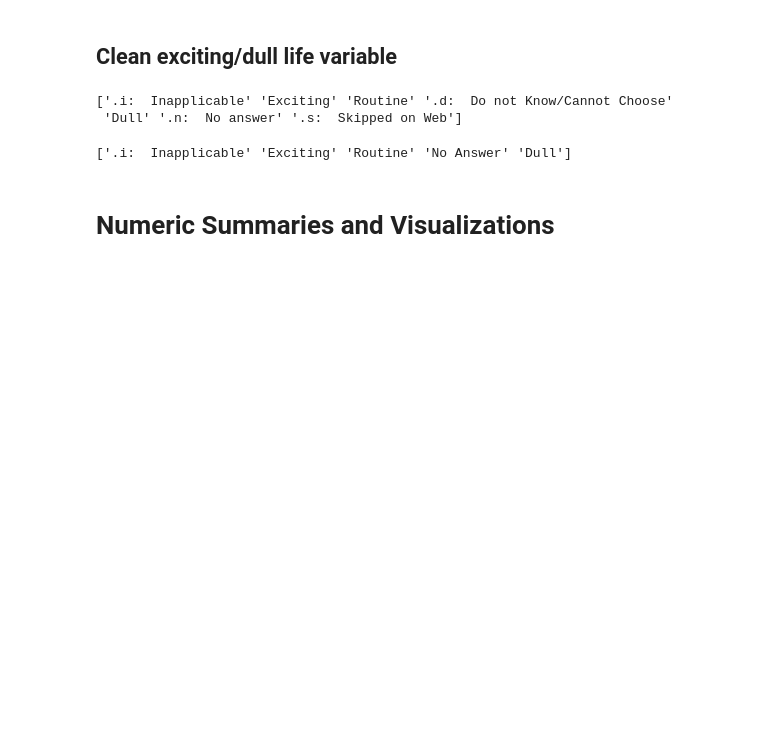
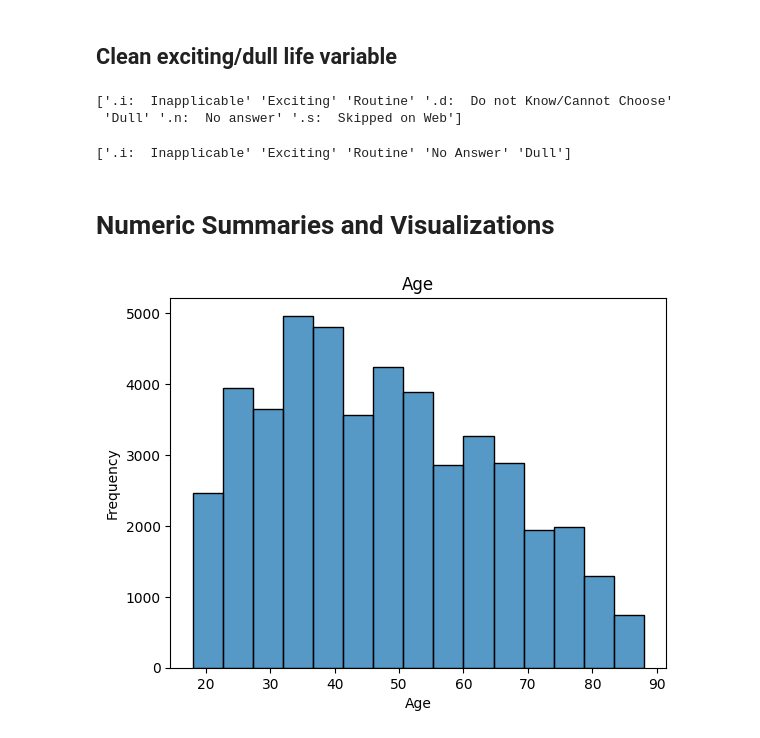
Before and after one commit to kpunsalan8/DS-3001-EDA-KP, a Jupyter notebook: lab/gss.ipynb, the cells around one changed output. Cells and saved outputs as stored; diff of their text form; code cells hidden in the pictures; blank space fills up the shorter version.

Commit message:
Save progress starting summaries and visualizations

```diff
--- a/lab/gss.ipynb
+++ b/lab/gss.ipynb
@@ -243,0 +236,12 @@ print(df[var].hist())
+# %%
+# explore distribution of age variable
+var = 'age'
+sns.histplot(df[var], bins=15)
+
+plt.title('Age')
+plt.xlabel('Age')
+plt.ylabel('Frequency')
+
+plt.show()
+# %% [output]
+[figure, added]
```
Also changed, not shown: parts of 4 cells of this notebook.
